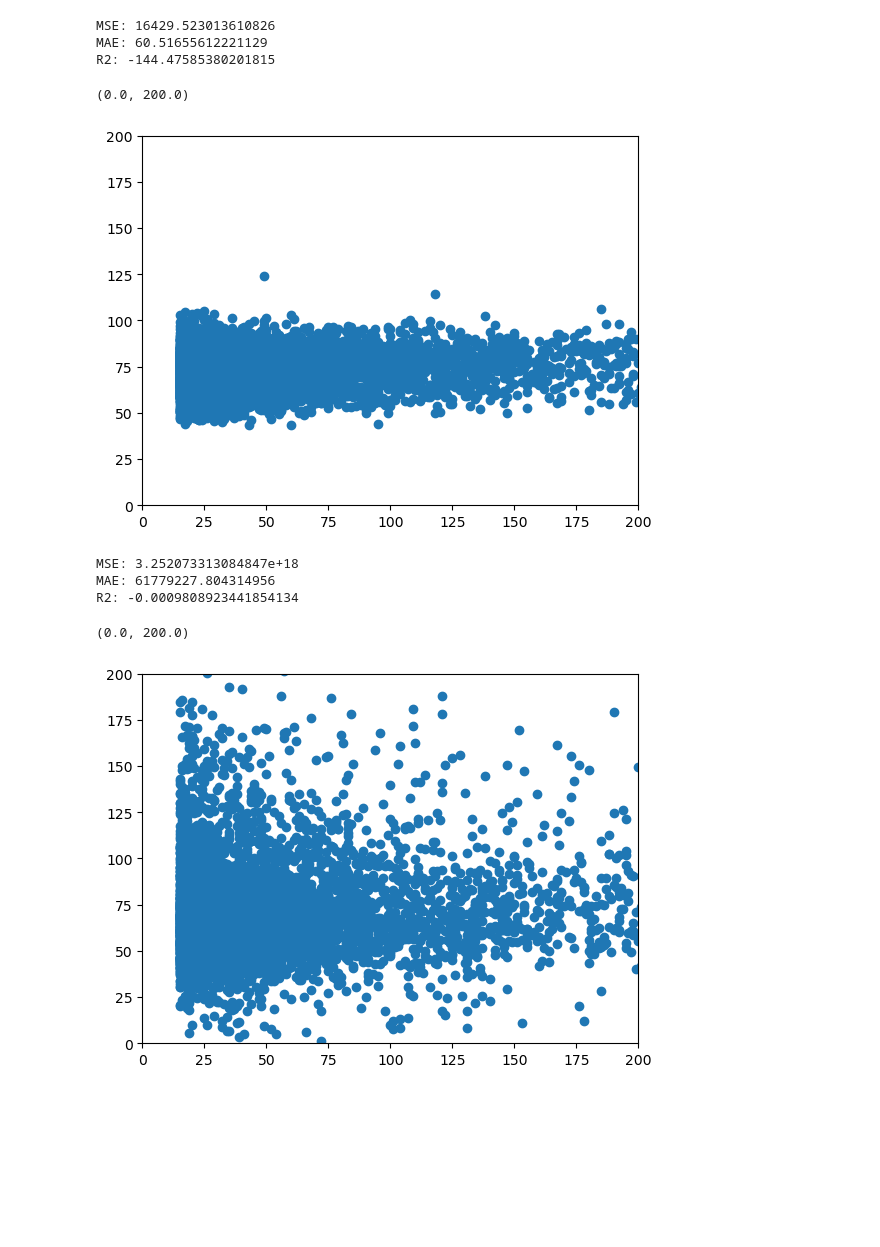
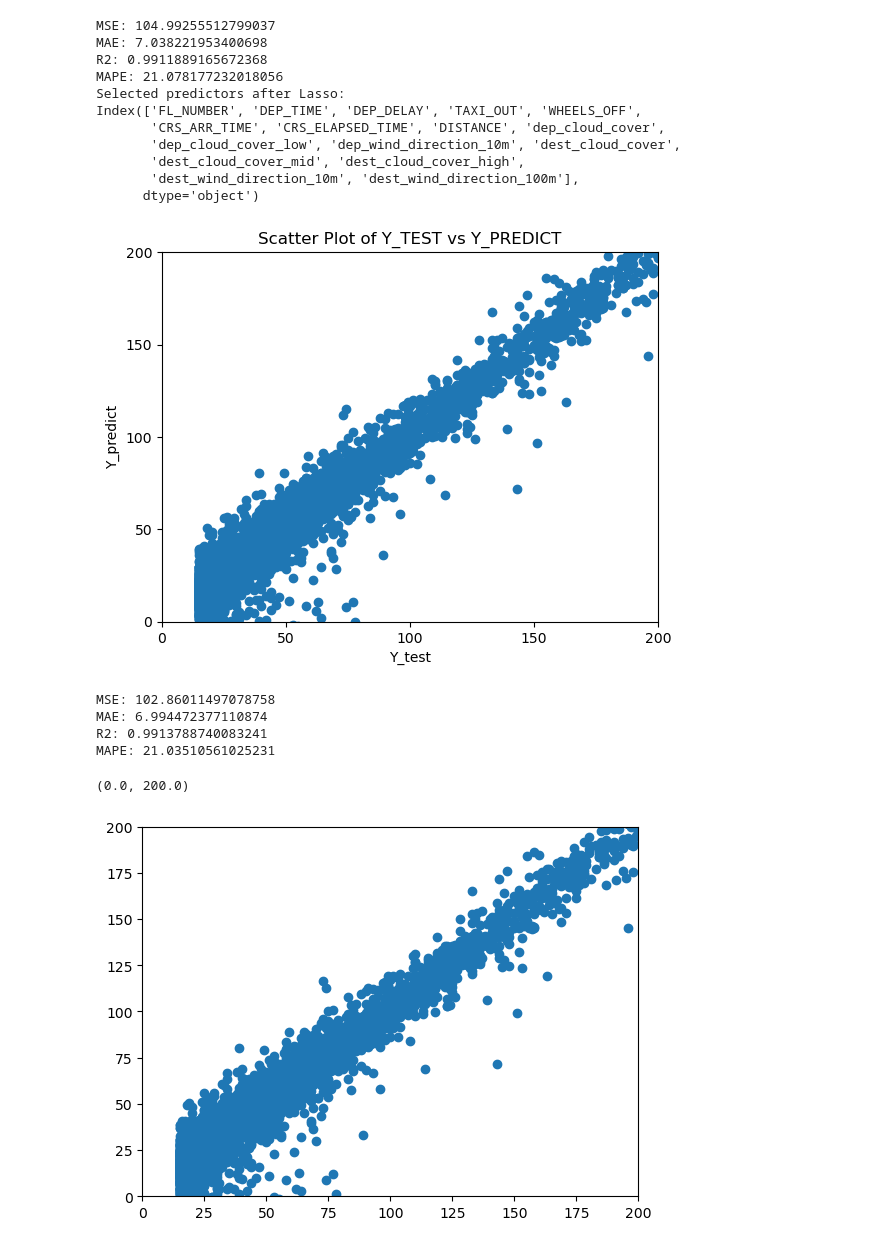
Before and after one commit to sumanth-subba/FlightDelayPredictor, a Jupyter notebook: Ericson.ipynb, the cells around one changed output. Drawn from its saved outputs; the diff is of its cells as text; code cells hidden in the pictures; blank space fills up the shorter version.

```diff
--- a/Ericson.ipynb
+++ b/Ericson.ipynb
@@ -12,7 +12,15 @@ from sklearn.svm import SVR
 flights_df = pd.read_csv('complete_flight_info_and weather_data.csv')
 
 # convert flight date to date object
+flights_df = flights_df.drop(['date', 'date.1','CRS_DEP_TIME','ORIGIN','DEST'], axis=1)
+
+flights_df = flights_df.dropna()
+
 flights_df['FL_DATE'] = pd.to_datetime(flights_df['FL_DATE'])
+del flights_df['DOT_CODE']
+# Remove columns starting with 'origin' and 'dest'
+columns_to_remove = [col for col in flights_df.columns if col.startswith('ORIGIN') or col.startswith('DEST')]
+flights_df = flights_df.drop(columns=columns_to_remove)
 
 # converts string TRUE/FALSE to boolean
 flights_df.replace({'TRUE': True, 'FALSE': False}, inplace=True)
@@ -24,8 +32,3 @@ flights_df['FL_DAY'] = pd.to_datetime(flights_df['FL_DATE']).dt.day
 
 # drop original date time
 flights_df.drop(columns=['FL_DATE'], inplace=True)
-
-X = flights_df.loc[:, flights_df.columns != 'ARR_DELAY']
-y = flights_df['ARR_DELAY']
-
-X_train, X_test, y_train, y_test = train_test_split(X, y, test_size=0.2, random_state = 56, shuffle=True)
@@ -32,24 +53,65 @@ X_train, X_test, y_train, y_test = train_test_split(X, y, test_size=0.2, random_
 # %%
-model_la = Lasso(alpha=2)
+X = flights_df.loc[:, flights_df.columns != 'ARR_DELAY']
+y = flights_df['ARR_DELAY']
+
+X_train, X_test, y_train, y_test = train_test_split(X, y, test_size=0.2, random_state = 156, shuffle=True)
+
+model_la = Lasso(alpha=5)
 
 model_la.fit(X_train, y_train)
 
+la_predict_train = model_la.predict(X_train)
 la_predict = model_la.predict(X_test)
 
 print('MSE: ' + str(mean_squared_error(la_predict, y_test)))
 print('MAE: ' + str(mean_absolute_error(la_predict, y_test)))
 print('R2: ' + str(r2_score(la_predict, y_test)))
+print('MAPE: ' + str(mean_absolute_percentage_error(y_test, la_predict)))
 
+# Get the coefficients of the Lasso model
+lasso_coefficients = model_la.coef_
+
+# Find the indices of non-zero coefficients
+nonzero_indices = np.where(lasso_coefficients != 0)[0]
+selected_predictors = X_train.columns[nonzero_indices]
+
+print("Selected predictors after Lasso:")
+print(selected_predictors)
+
+# Create the scatter plot
 plt.scatter(y_test, la_predict)
+
+plt.xlabel('Y_TEST'.capitalize())
+plt.xticks([0, 50, 100, 150, 200], ['0', '50', '100', '150', '200'])
+
+plt.ylabel('Y_PREDICT'.capitalize())
+plt.yticks([0, 50, 100, 150, 200], ['0', '50', '100', '150', '200'])
+
 plt.xlim([0, 200])
 plt.ylim([0, 200])
+
+plt.title('Scatter Plot of Y_TEST vs Y_PREDICT')
+
+plt.show()
 # %% [output]
-MSE: 16429.523013610826
-MAE: 60.51655612221129
-R2: -144.47585380201815
+MSE: 104.99255512799037
+MAE: 7.038221953400698
+R2: 0.9911889165672368
+MAPE: 21.078177232018056
+Selected predictors after Lasso:
+Index(['FL_NUMBER', 'DEP_TIME', 'DEP_DELAY', 'TAXI_OUT', 'WHEELS_OFF',
+       'CRS_ARR_TIME', 'CRS_ELAPSED_TIME', 'DISTANCE', 'dep_cloud_cover',
+       'dep_cloud_cover_low', 'dep_wind_direction_10m', 'dest_cloud_cover',
+       'dest_cloud_cover_mid', 'dest_cloud_cover_high',
+       'dest_wind_direction_10m', 'dest_wind_direction_100m'],
+      dtype='object')
-(0.0, 200.0)
-[figure, old version]
+[figure, new version]
 # %%
+X = flights_df[['DEP_DELAY', 'TAXI_OUT', 'CRS_ELAPSED_TIME', 'DISTANCE', 'FL_NUMBER', 'FL_YEAR', 'dest_cloud_cover', 'DEP_TIME', 'dep_temperature_2m', 'dest_wind_direction_100m', 'dest_snow_depth', 'dest_rain', 'CRS_ARR_TIME', 'dest_wind_gusts_10m', 'dest_wind_speed_100m', 'dest_wind_speed_10m', 'WHEELS_OFF', 'dest_cloud_cover_high', 'dep_apparent_temperature', 'dep_wind_direction_10m', 'dep_cloud_cover_mid', 'dest_cloud_cover_mid', 'dep_snow_depth', 'FL_DAY', 'dest_wind_direction_10m']]
+y = flights_df['ARR_DELAY']
+
+X_train, X_test, y_train, y_test = train_test_split(X, y, test_size=0.2, random_state = 156, shuffle=True)
+
 lm = LinearRegression()
 lm.fit(X_train, y_train)
 
@@ -57,14 +119,16 @@ lm_predict = lm.predict(X_test)
 print('MSE: ' + str(mean_squared_error(lm_predict, y_test)))
 print('MAE: ' + str(mean_absolute_error(lm_predict, y_test)))
 print('R2: ' + str(r2_score(lm_predict, y_test)))
+print('MAPE: ' + str(mean_absolute_percentage_error(y_test, lm_predict)))
 
 plt.scatter(y_test, lm_predict)
 plt.xlim([0, 200])
 plt.ylim([0, 200])
 # %% [output]
-MSE: 3.252073313084847e+18
-MAE: 61779227.804314956
-R2: -0.0009808923441854134
+MSE: 102.86011497078758
+MAE: 6.994472377110874
+R2: 0.9913788740083241
+MAPE: 21.03510561025231
 (0.0, 200.0)
-[figure, old version]
+[figure, new version]
 # %%
```
Also changed, not shown: parts of 3 cells of this notebook.
